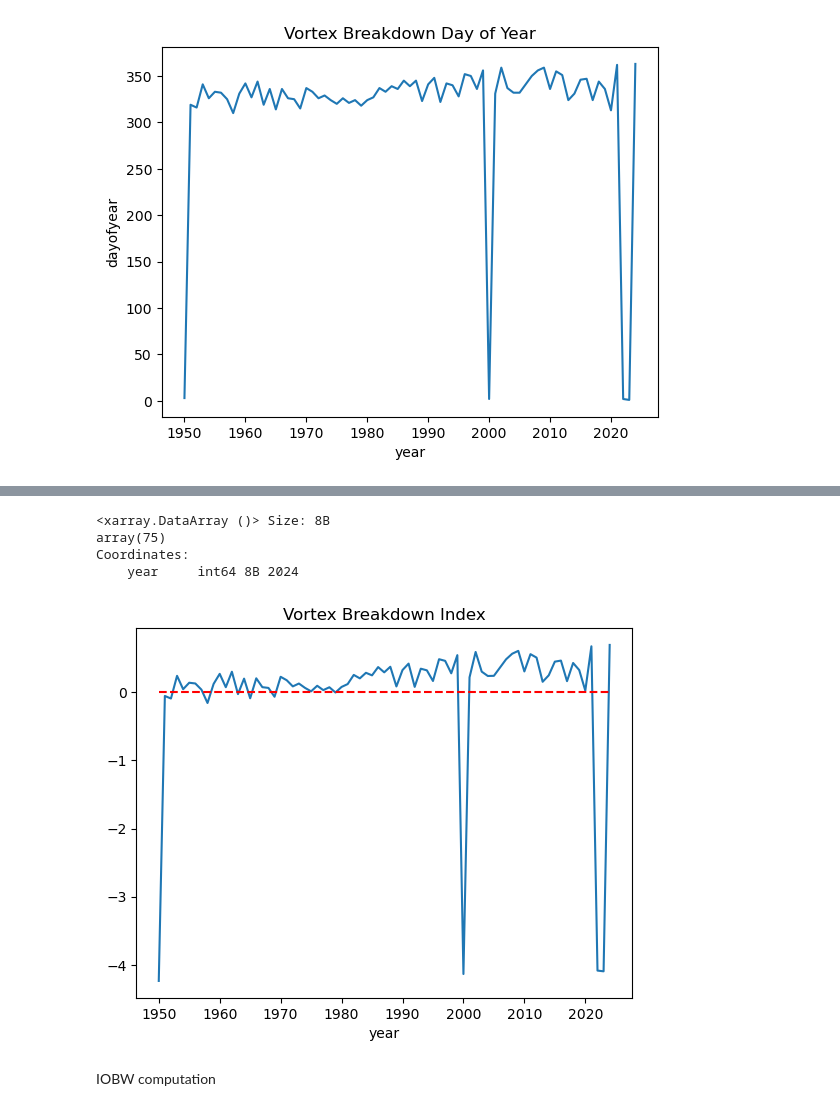
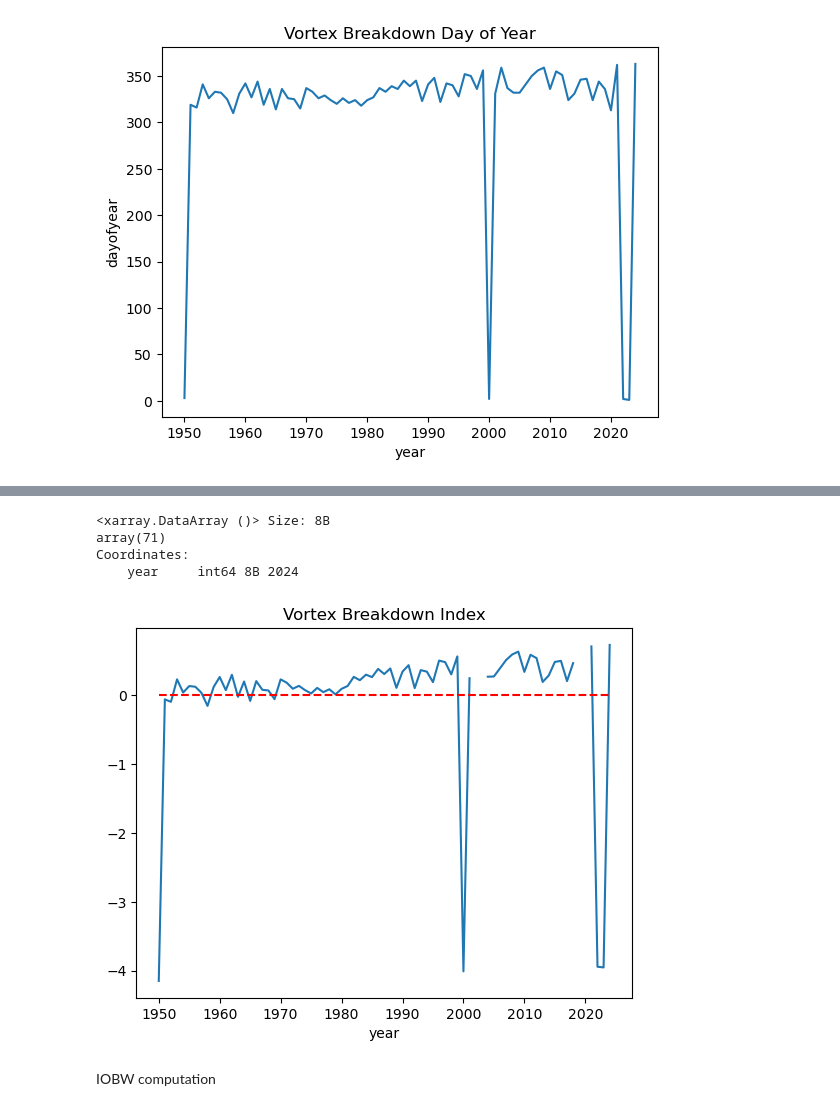
Before and after one commit to giulianolattus-crypto/work, a Jupyter notebook: vortex_breakdown_IOBW_calc.ipynb, the cells around one changed output, grey strips where cells are left out. Saved outputs shown, nothing was run; the diff lists cells and outputs as text; code cells hidden in the pictures.

```diff
--- a/vortex_breakdown_IOBW_calc.ipynb
+++ b/vortex_breakdown_IOBW_calc.ipynb
@@ -295,3 +317,20 @@ array(75)
 Coordinates:
     year     int64 8B 2024
 [figure]
+# %%
+##exclude problematic years before detrending and averaging
+#SSWs were in 2002 and 2019, first look at values for those years
+print('2002:', breakdown_doy.sel(year=2002).values)
+print('2003:', breakdown_doy.sel(year=2003).values)
+print('2019:', breakdown_doy.sel(year=2019).values)
+print('2020:', breakdown_doy.sel(year=2020).values)
+
+x_pos = [2002, 2020,2003,2019]
+y_pos = [breakdown_doy.sel(year=2002).values, breakdown_doy.sel(year=2020).values, breakdown_doy.sel(year=2003).values, breakdown_doy.sel(year=2019).values]
+breakdown_doy.plot()
+plt.plot(x_pos,y_pos,'r*')
+plt.title('Vortex Breakdown Day of Year')
+
+mask = ~breakdown_doy['year'].isin([2002, 2003, 2019, 2020])
+breakdown_doy_masked = breakdown_doy.where(mask)
+breakdown_doy_masked.plot(color='orange')
@@ -298,23 +344,23 @@ Coordinates:
 # %%
 #detrend
-p_vortex=breakdown_doy.polyfit(dim='year', deg=1, skipna=True)
+p_vortex=breakdown_doy_masked.polyfit(dim='year', deg=1, skipna=True)
 #print(p_vortex)
-vortex_fit=xr.polyval(breakdown_doy['year'], p_vortex.polyfit_coefficients)
-vortex_detr=breakdown_doy-vortex_fit
+vortex_fit=xr.polyval(breakdown_doy_masked['year'], p_vortex.polyfit_coefficients)
+vortex_detr=breakdown_doy_masked-vortex_fit
 
 #normalise
 VB_index=vortex_detr/vortex_detr.std(dim='year')
 print(sum(~np.isnan(VB_index)))
 VB_index.plot()
 plt.hlines(VB_index.mean(), VB_index.year.min(), VB_index.year.max(), colors='r', linestyles='dashed')
 plt.title('Vortex Breakdown Index')
 plt.show()
 # %% [output]
 <xarray.DataArray ()> Size: 8B
-array(75)
+array(71)
 Coordinates:
     year     int64 8B 2024
-[figure, old version]
+[figure, new version]
 # %% [markdown]
 IOBW computation
 # %%
```
Also changed, not shown: parts of 7 cells of this notebook, 37 other files.
